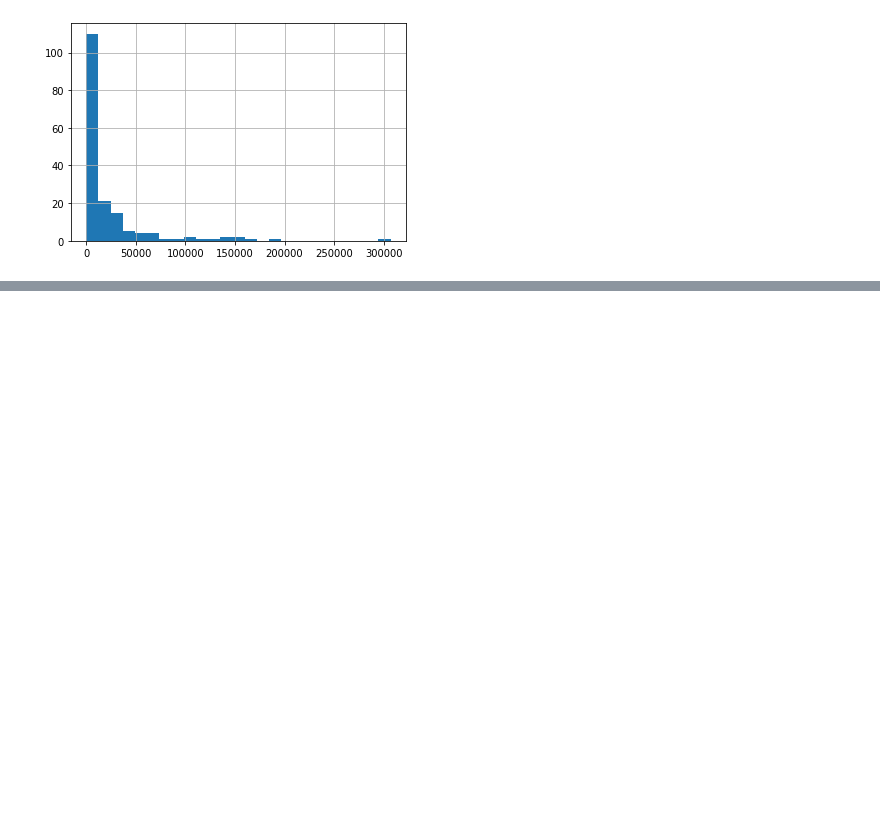
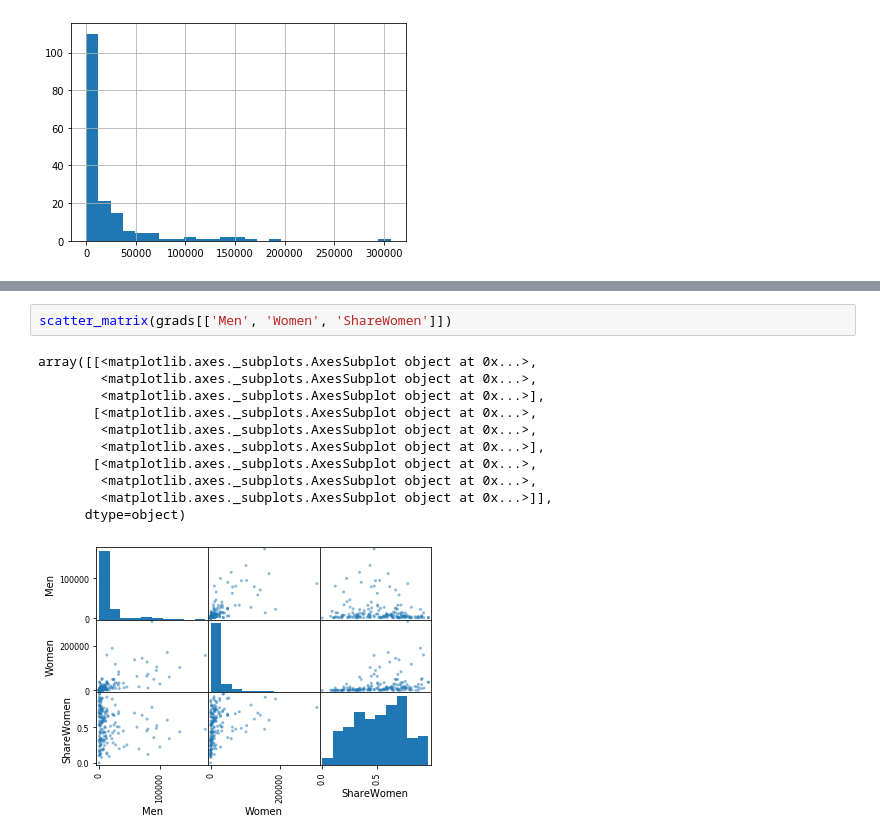
Before and after one commit to quantized-dan/collegegrads, a Jupyter notebook: GraduateVisualization.ipynb, the cells around one changed output, grey strips where cells are left out. Cells and saved outputs as stored; diff of their text form; blank space fills up the shorter version.

```diff
--- a/GraduateVisualization.ipynb
+++ b/GraduateVisualization.ipynb
@@ -168,0 +196,14 @@ grads['Women'].hist(bins = 25)
+# %%
+scatter_matrix(grads[['Men', 'Women', 'ShareWomen']])
+# %% [output]
+array([[<matplotlib.axes._subplots.AxesSubplot object at 0x...>,
+        <matplotlib.axes._subplots.AxesSubplot object at 0x...>,
+        <matplotlib.axes._subplots.AxesSubplot object at 0x...>],
+       [<matplotlib.axes._subplots.AxesSubplot object at 0x...>,
+        <matplotlib.axes._subplots.AxesSubplot object at 0x...>,
+        <matplotlib.axes._subplots.AxesSubplot object at 0x...>],
+       [<matplotlib.axes._subplots.AxesSubplot object at 0x...>,
+        <matplotlib.axes._subplots.AxesSubplot object at 0x...>,
+        <matplotlib.axes._subplots.AxesSubplot object at 0x...>]],
+      dtype=object)
+[figure, added]
```
Also changed, not shown: parts of 15 cells of this notebook.
